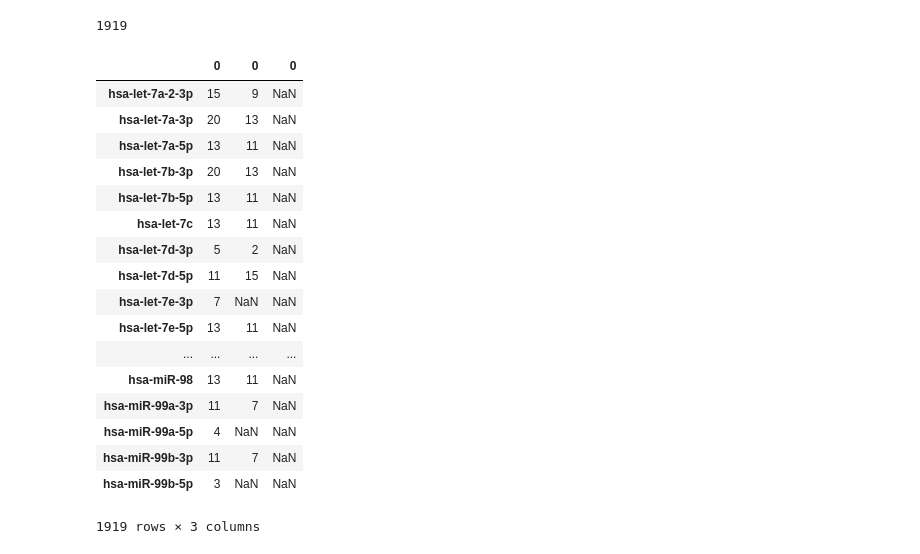
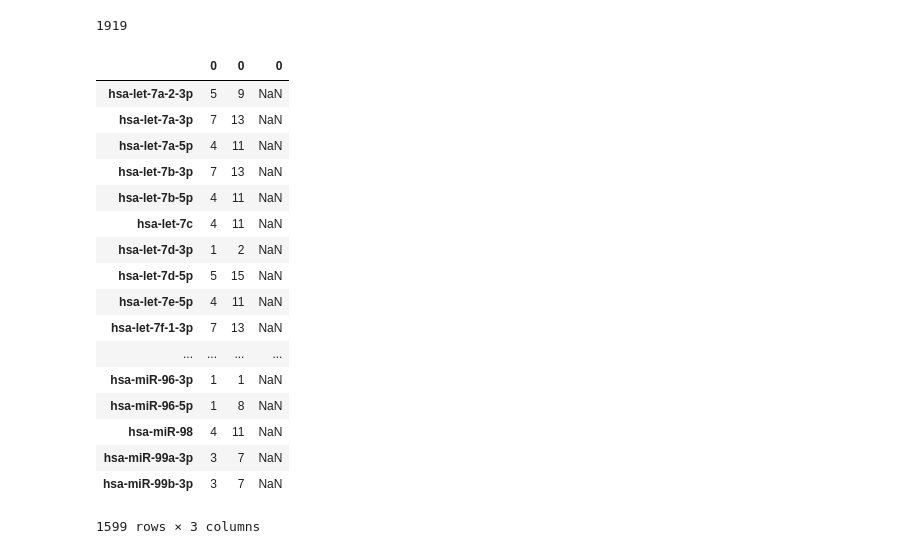
Before and after one commit to choyichen/tcga-mir-rewire, a Jupyter notebook: Oncogenes/Uniprot Fisher.ipynb, the cells around one changed output. Cells and saved outputs as stored; diff of their text form; code cells hidden in the pictures.

```diff
--- a/Oncogenes/Uniprot Fisher.ipynb
+++ b/Oncogenes/Uniprot Fisher.ipynb
@@ -420,7 +362,7 @@ for idx,row in rts.iterrows():
 # %%
 from collections import Counter
 tmirdict = Counter()
-for idx,row in trts.iterrows():
+for idx,row in rts.iterrows():
     print idx, "\r",
     if row["Genesymbol"] in ag:
         tmirdict[row["miRNA"]] += 1
@@ -426,0 +373,6 @@ for idx,row in trts.iterrows():
+# %%
+fh = pd.read_table("C:/Users/jtso/My Documents/Cancer miRNA rewiring project/Drivers_type_role.tsv", skiprows=7, sep="\t")
+fh.head()
+dl = []
+for idx,row in fh.iterrows():
+    dl.append(row["geneHGNCsymbol"])
@@ -584,6 +566,18 @@ for idx,row in r.iterrows():
         continue
     mir2ct[row["miRNA"]] += 1
     ct += 1
+# %%
+q = r.drop_duplicates(subset=["miRNA", "Genesymbol"])
+# %%
+from collections import Counter
+mir3ct = Counter()
+ct = 0
+for idx,row in q.iterrows():
+    print idx, "\r",
+    if not row["Genesymbol"] in ag:
+        continue
+    mir3ct[row["miRNA"]] += 1
+    ct += 1
 # %%
 ct
 # %% [output]
@@ -1040,31 +1038,31 @@ len(tmirdict)
 # %% [output]
 1919
 # %%
-a1 = pd.Series(tmirdict)
+a1 = pd.Series(mir3ct)
 a2 = pd.DataFrame(a1)
 b1 = pd.Series(mir2ct)
 b2 = pd.DataFrame(b1)
 c1 = pd.Series(dfish)
 c2 = pd.DataFrame(c1)
 all1 = pd.concat([a2,b2,c2], axis=1)
 all1
 # %% [output]
 |  | 0 | 0 | 0 |
-| hsa-let-7a-2-3p | 15 | 9 | NaN |
-| hsa-let-7a-3p | 20 | 13 | NaN |
-| hsa-let-7a-5p | 13 | 11 | NaN |
-| hsa-let-7b-3p | 20 | 13 | NaN |
-| hsa-let-7b-5p | 13 | 11 | NaN |
-| hsa-let-7c | 13 | 11 | NaN |
-| hsa-let-7d-3p | 5 | 2 | NaN |
-| hsa-let-7d-5p | 11 | 15 | NaN |
-| hsa-let-7e-3p | 7 | NaN | NaN |
-| hsa-let-7e-5p | 13 | 11 | NaN |
+| hsa-let-7a-2-3p | 5 | 9 | NaN |
+| hsa-let-7a-3p | 7 | 13 | NaN |
+| hsa-let-7a-5p | 4 | 11 | NaN |
+| hsa-let-7b-3p | 7 | 13 | NaN |
+| hsa-let-7b-5p | 4 | 11 | NaN |
+| hsa-let-7c | 4 | 11 | NaN |
+| hsa-let-7d-3p | 1 | 2 | NaN |
+| hsa-let-7d-5p | 5 | 15 | NaN |
+| hsa-let-7e-5p | 4 | 11 | NaN |
+| hsa-let-7f-1-3p | 7 | 13 | NaN |
 | ... | ... | ... | ... |
-| hsa-miR-98 | 13 | 11 | NaN |
-| hsa-miR-99a-3p | 11 | 7 | NaN |
-| hsa-miR-99a-5p | 4 | NaN | NaN |
-| hsa-miR-99b-3p | 11 | 7 | NaN |
-| hsa-miR-99b-5p | 3 | NaN | NaN |
+| hsa-miR-96-3p | 1 | 1 | NaN |
+| hsa-miR-96-5p | 1 | 8 | NaN |
+| hsa-miR-98 | 4 | 11 | NaN |
+| hsa-miR-99a-3p | 3 | 7 | NaN |
+| hsa-miR-99b-3p | 3 | 7 | NaN |
-1919 rows × 3 columns
+1599 rows × 3 columns
 # %%
```
Also changed, not shown: parts of 22 cells of this notebook.
